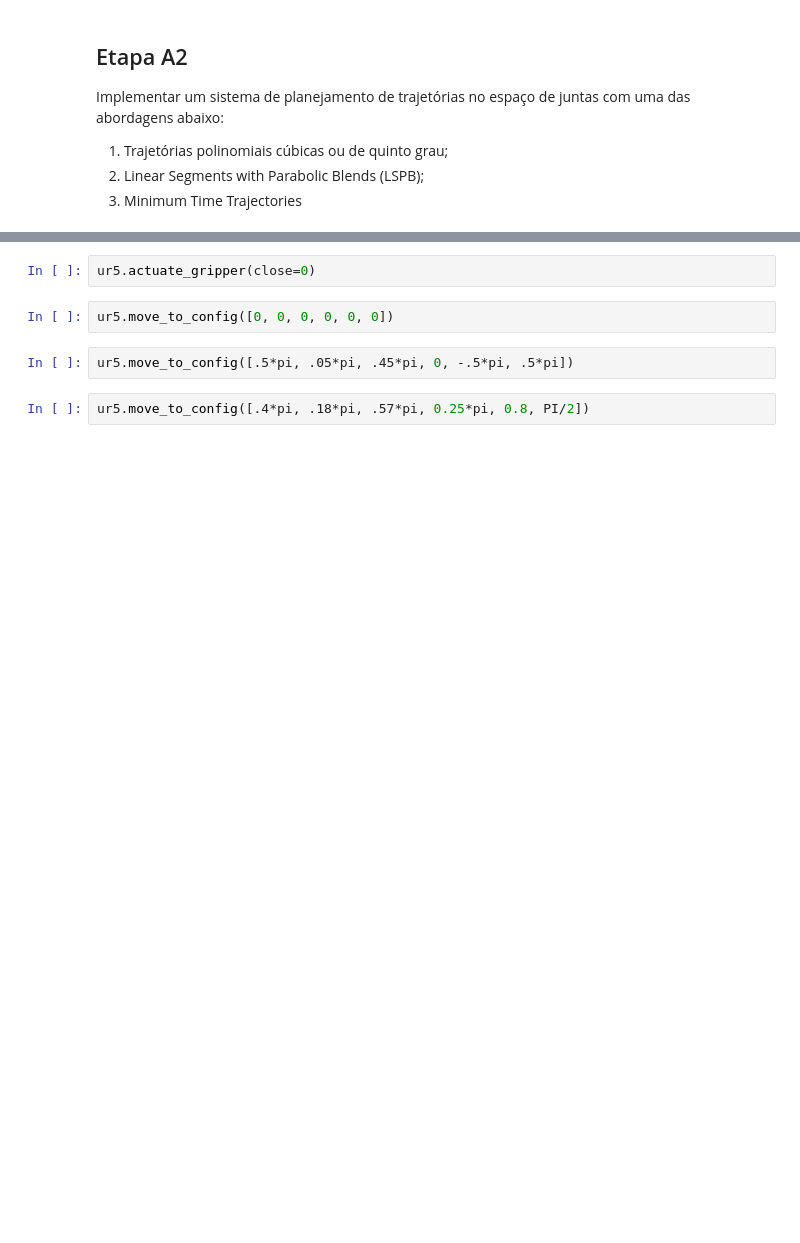
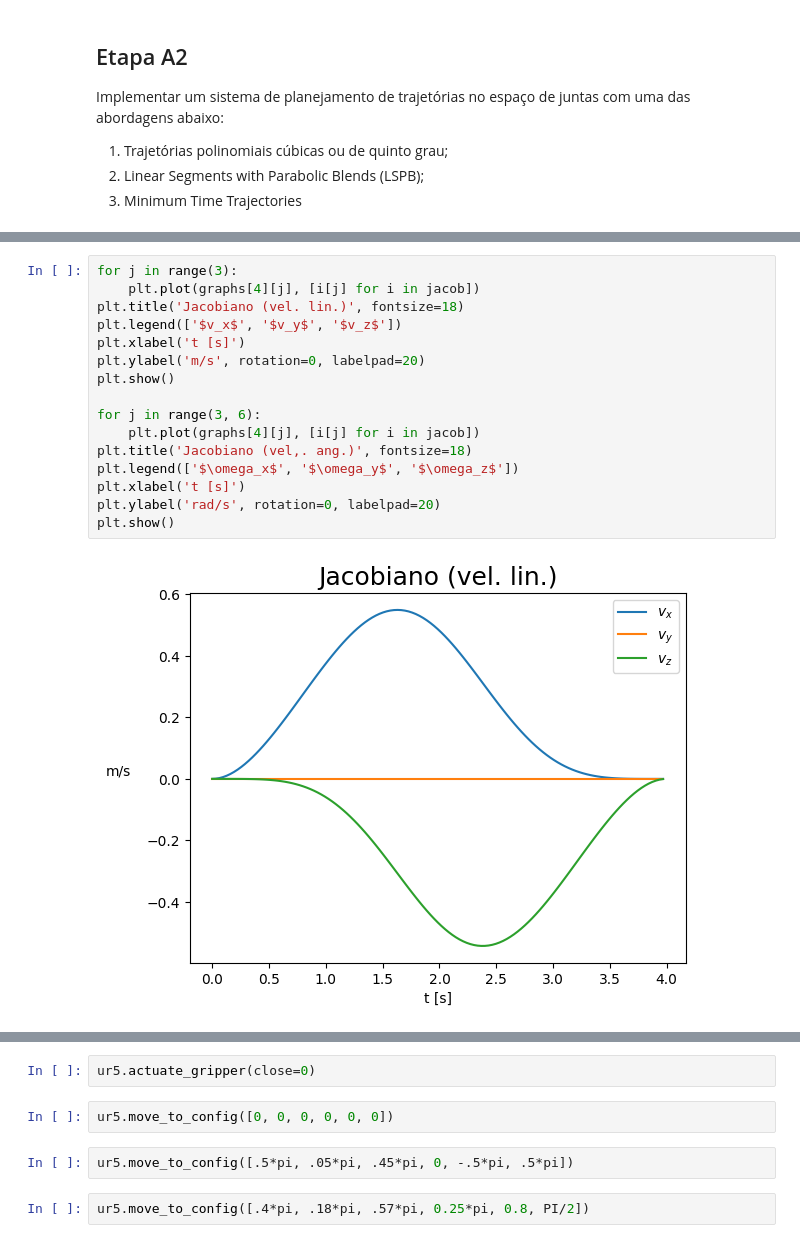
Before and after one commit to lar-deeufba/ur5-pick-and-place-webots, a Jupyter notebook: trabalho.ipynb, the cells around one changed output, grey strips where cells are left out. Drawn from its saved outputs; the diff is of its cells as text; blank space fills up the shorter version.

```diff
--- a/trabalho.ipynb
+++ b/trabalho.ipynb
@@ -63,0 +160,18 @@ abaixo:
+# %%
+for j in range(3):
+    plt.plot(graphs[4][j], [i[j] for i in jacob])
+plt.title('Jacobiano (vel. lin.)', fontsize=18)
+plt.legend(['$v_x$', '$v_y$', '$v_z$'])
+plt.xlabel('t [s]')
+plt.ylabel('m/s', rotation=0, labelpad=20)
+plt.show()
+
+for j in range(3, 6):
+    plt.plot(graphs[4][j], [i[j] for i in jacob])
+plt.title('Jacobiano (vel,. ang.)', fontsize=18)
+plt.legend(['$\omega_x$', '$\omega_y$', '$\omega_z$'])
+plt.xlabel('t [s]')
+plt.ylabel('rad/s', rotation=0, labelpad=20)
+plt.show()
+# %% [output]
+[figure, added]
```
Also changed, not shown: parts of 18 cells of this notebook, 6 other files.
